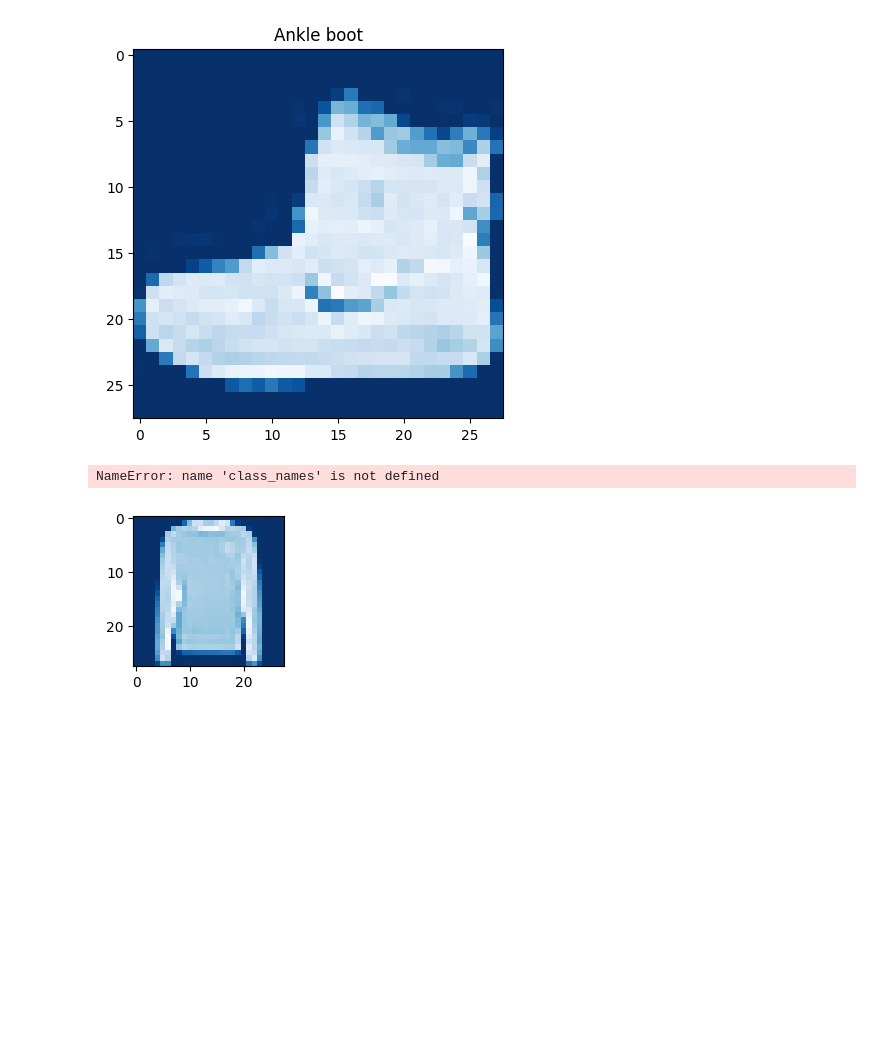
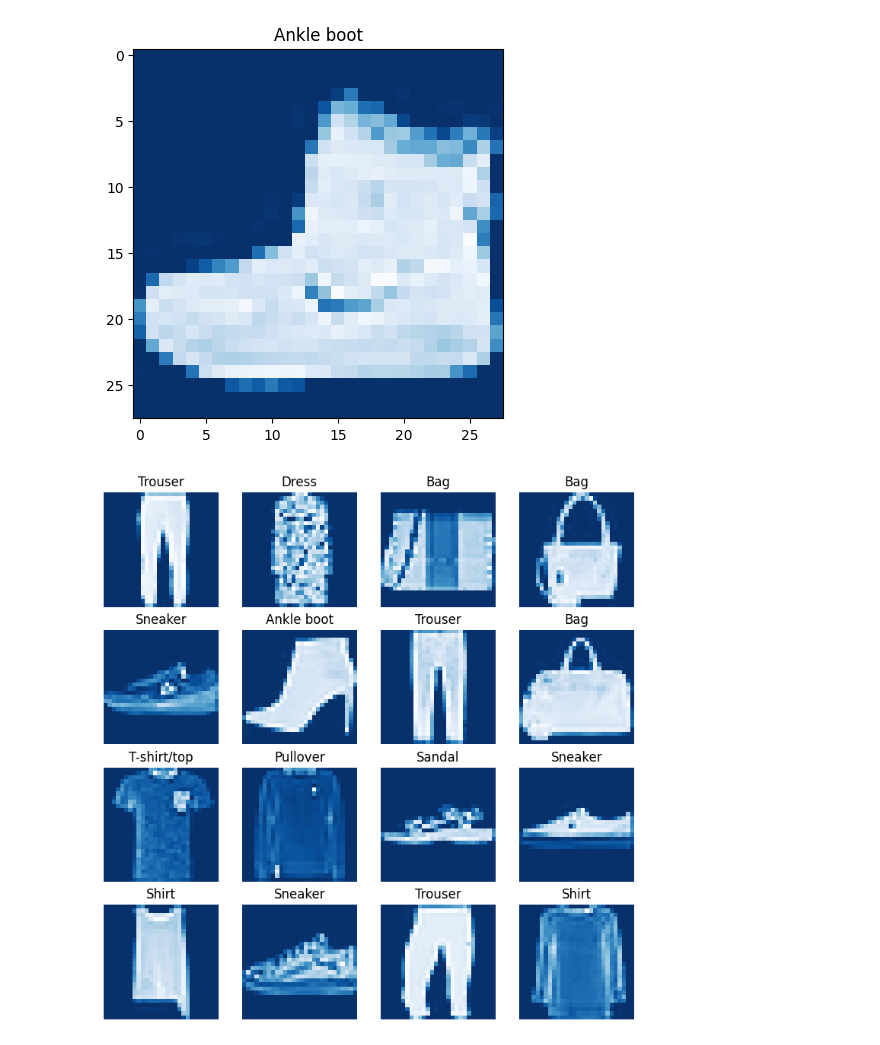
Before and after one commit to hridoynasah/PyTorch-for-Deep-Learning-and-Machine-Learning, a Jupyter notebook: Chapter 3 – PyTorch Computer Vision/learnings/03_pytorch_computer_vision_main.ipynb, the cells around one changed output. Cells and saved outputs as stored; diff of their text form; code cells hidden in the pictures; blank space fills up the shorter version.

```diff
--- a/Chapter 3 – PyTorch Computer Vision/learnings/03_pytorch_computer_vision_main.ipynb
+++ b/Chapter 3 – PyTorch Computer Vision/learnings/03_pytorch_computer_vision_main.ipynb
@@ -176,16 +180,16 @@ Text(0.5, 1.0, 'Ankle boot')
 [figure]
 # %%
 import matplotlib.pyplot as plt
+class_names = train_data.classes
 # plot more images
 fig = plt.figure(figsize = (9, 9))
 rows, cols = 4, 4
 for i in range(1, rows * cols + 1):
     random_idx = torch.randint(0, len(train_data), size = [1]).item()
     img, label = train_data[random_idx]
     fig.add_subplot(rows, cols, i)
     plt.imshow(img.squeeze(), cmap='Blues_r')
     plt.title(class_names[label])
     plt.axis(False)
 # %% [output]
-NameError: name 'class_names' is not defined
-[figure, old version]
+[figure, new version]
```
Also changed, not shown: parts of 4 cells of this notebook.
